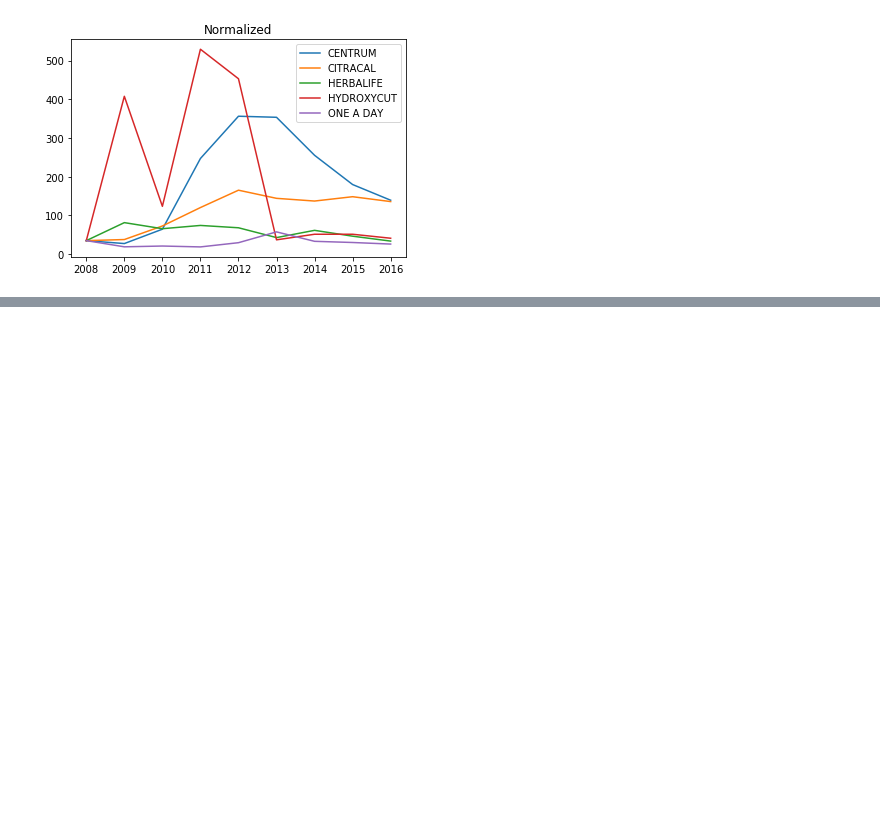
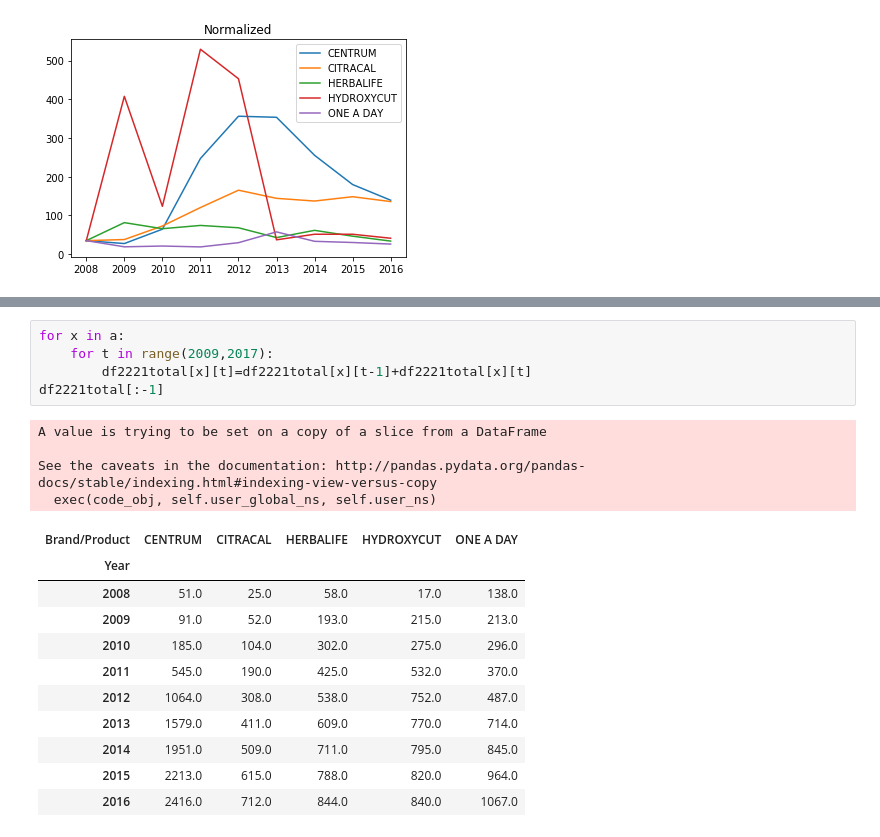
Before and after one commit to ying-li-python/Vita-Mine, a Jupyter notebook: PROJECT.ipynb, the cells around one changed output, grey strips where cells are left out. Saved outputs shown, nothing was run; the diff lists cells and outputs as text; blank space fills up the shorter version.

```diff
--- a/PROJECT.ipynb
+++ b/PROJECT.ipynb
@@ -297,0 +317,21 @@ plt.show()
+# %%
+for x in a:
+    for t in range(2009,2017):
+        df2221total[x][t]=df2221total[x][t-1]+df2221total[x][t]
+df2221total[:-1]
+# %% [output]
+A value is trying to be set on a copy of a slice from a DataFrame
+
+See the caveats in the documentation: http://pandas.pydata.org/pandas-docs/stable/indexing.html#indexing-view-versus-copy
+  exec(code_obj, self.user_global_ns, self.user_ns)
+| Brand/Product | CENTRUM | CITRACAL | HERBALIFE | HYDROXYCUT | ONE A DAY |
+| Year |  |  |  |  |  |
+| 2008 | 51.0 | 25.0 | 58.0 | 17.0 | 138.0 |
+| 2009 | 91.0 | 52.0 | 193.0 | 215.0 | 213.0 |
+| 2010 | 185.0 | 104.0 | 302.0 | 275.0 | 296.0 |
+| 2011 | 545.0 | 190.0 | 425.0 | 532.0 | 370.0 |
+| 2012 | 1064.0 | 308.0 | 538.0 | 752.0 | 487.0 |
+| 2013 | 1579.0 | 411.0 | 609.0 | 770.0 | 714.0 |
+| 2014 | 1951.0 | 509.0 | 711.0 | 795.0 | 845.0 |
+| 2015 | 2213.0 | 615.0 | 788.0 | 820.0 | 964.0 |
+| 2016 | 2416.0 | 712.0 | 844.0 | 840.0 | 1067.0 |
```
Also changed, not shown: parts of 7 cells of this notebook, 2 other files.
